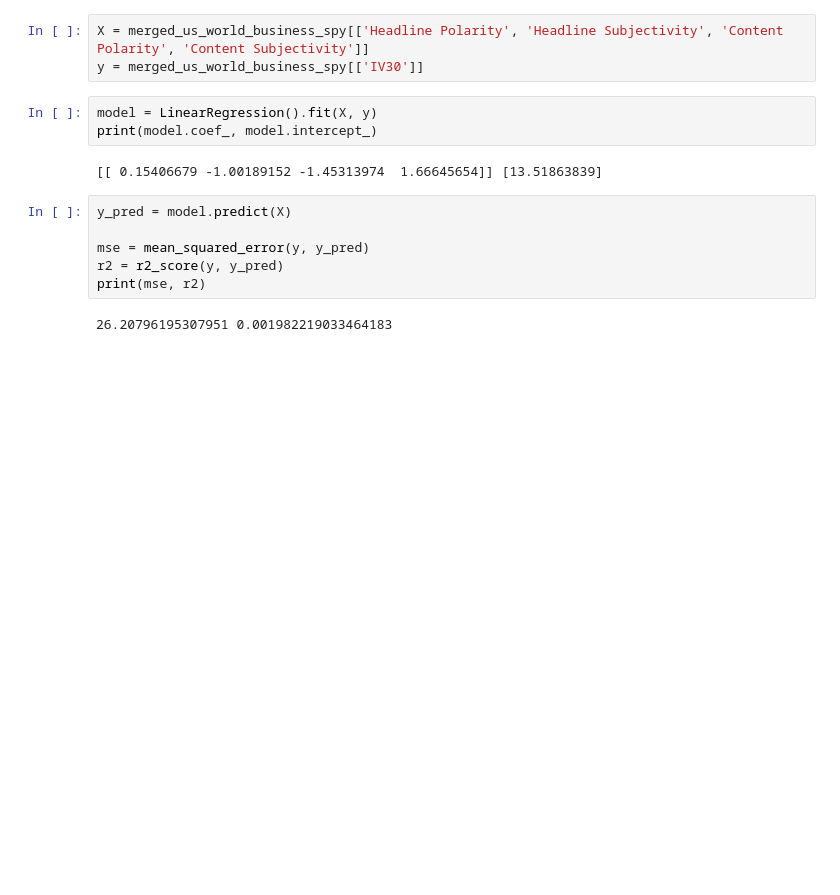
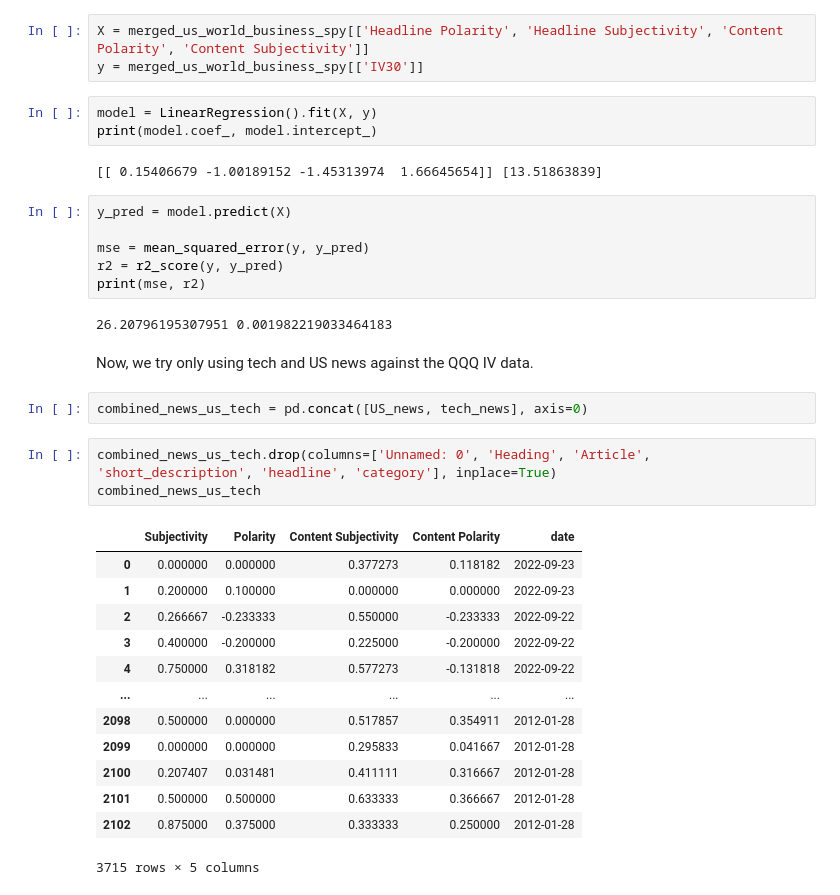
Before and after one commit to JoeZhang1000/News-Sentiment-and-IV, a Jupyter notebook: Sentiment_vs_IV.ipynb, the cells around one changed output. Saved outputs shown, nothing was run; the diff lists cells and outputs as text; blank space fills up the shorter version.

```diff
--- a/Sentiment_vs_IV.ipynb
+++ b/Sentiment_vs_IV.ipynb
@@ -848,3 +848,24 @@ r2 = r2_score(y, y_pred)
 print(mse, r2)
 # %% [output]
 26.20796195307951 0.001982219033464183
+# %% [markdown]
+Now, we try only using tech and US news against the QQQ IV data.
+# %%
+combined_news_us_tech = pd.concat([US_news, tech_news], axis=0)
+# %%
+combined_news_us_tech.drop(columns=['Unnamed: 0', 'Heading', 'Article', 'short_description', 'headline', 'category'], inplace=True)
+combined_news_us_tech
+# %% [output]
+|  | Subjectivity | Polarity | Content Subjectivity | Content Polarity | date |
+| 0 | 0.000000 | 0.000000 | 0.377273 | 0.118182 | 2022-09-23 |
+| 1 | 0.200000 | 0.100000 | 0.000000 | 0.000000 | 2022-09-23 |
+| 2 | 0.266667 | -0.233333 | 0.550000 | -0.233333 | 2022-09-22 |
+| 3 | 0.400000 | -0.200000 | 0.225000 | -0.200000 | 2022-09-22 |
+| 4 | 0.750000 | 0.318182 | 0.577273 | -0.131818 | 2022-09-22 |
+| ... | ... | ... | ... | ... | ... |
+| 2098 | 0.500000 | 0.000000 | 0.517857 | 0.354911 | 2012-01-28 |
+| 2099 | 0.000000 | 0.000000 | 0.295833 | 0.041667 | 2012-01-28 |
+| 2100 | 0.207407 | 0.031481 | 0.411111 | 0.316667 | 2012-01-28 |
+| 2101 | 0.500000 | 0.500000 | 0.633333 | 0.366667 | 2012-01-28 |
+| 2102 | 0.875000 | 0.375000 | 0.333333 | 0.250000 | 2012-01-28 |
+3715 rows × 5 columns
```
Also changed, not shown: parts of 9 cells of this notebook.
